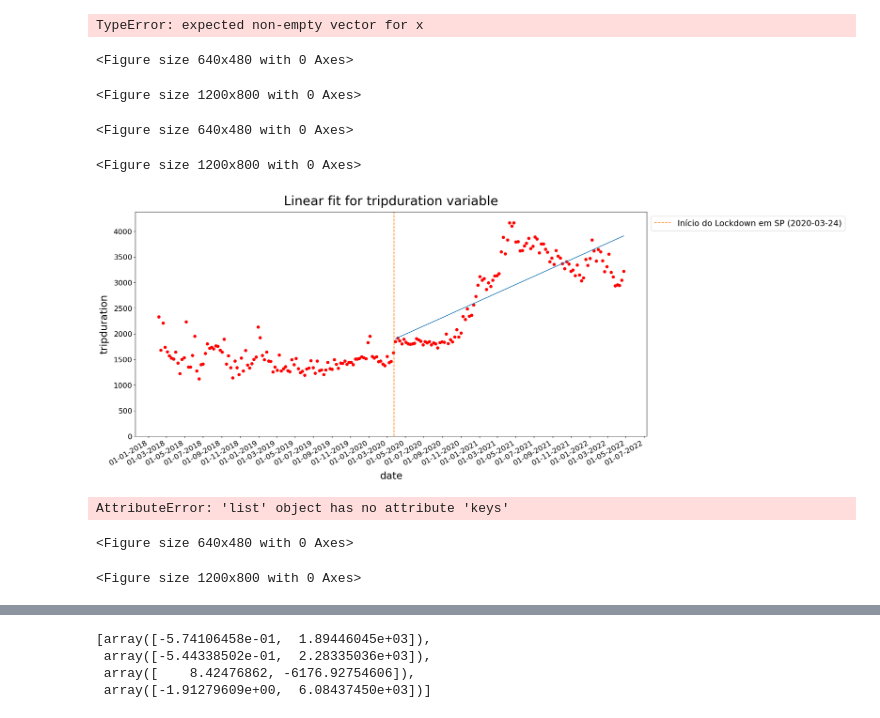
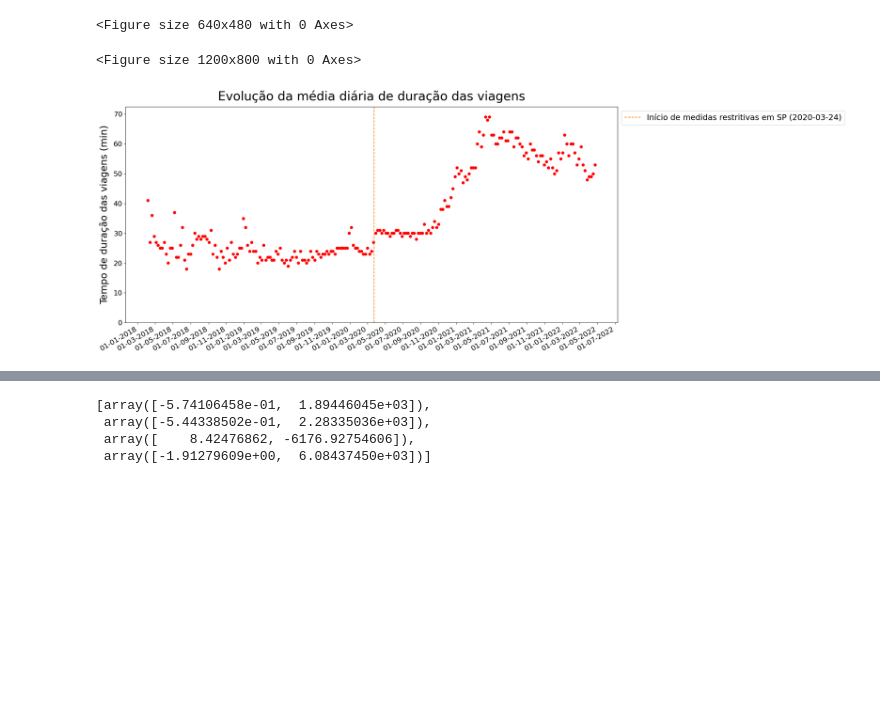
Before and after one commit to anayflima/bss-analysis, a Jupyter notebook: data_analysis/best_fit.ipynb, the cells around one changed output, grey strips where cells are left out. Cells and saved outputs as stored; diff of their text form; code cells hidden in the pictures; blank space fills up the shorter version.

```diff
--- a/data_analysis/best_fit.ipynb
+++ b/data_analysis/best_fit.ipynb
@@ -44,32 +60,13 @@ coeffs
 # %%
-variable = 'number_of_trips'
-break_dates = {
-                '2018-02-01': 'Início dos dados',
-                '2020-03-24' : 'Início do Lockdown em SP'}
+variable = 'tripduration_min'
+variable_label = 'Tempo de duração das viagens (min)'
+break_dates = {'2020-03-24' : 'Início de medidas restritivas em SP'}
 
-coeffs = bf.find_best_plot_fit(cwc.trips_and_covid, variable, break_dates = break_dates,
-                                        poly_degree = 1, save = False, analysis=False)
+coeffs = bf.find_best_plot_fit(cwc.trips_and_covid, variable, variable_label = variable_label,
+                                break_dates = break_dates,
+                                poly_degree = 1, save = True,
+                                title = "Evolução da média diária de duração das viagens", plot_lines = False)
 # %% [output]
-TypeError: expected non-empty vector for x
+<Figure size 640x480 with 0 Axes>
-<Figure size 640x480 with 0 Axes>
+<Figure size 1200x800 with 0 Axes>
-<Figure size 1200x800 with 0 Axes>
+[figure, added]
-# %%
-variable = 'tripduration'
-break_dates = { '2020-03-24' : 'Início do Lockdown em SP'}
-
-coeffs = bf.find_best_plot_fit(cwc.trips_and_covid, variable, break_dates = break_dates,
-                                        poly_degree = 1, save = False)
-# %% [output]
-<Figure size 640x480 with 0 Axes>
-<Figure size 1200x800 with 0 Axes>
-[figure, removed]
-# %%
-variable = 'tripduration'
-break_dates = ['2020-03-24', '2020-08-01','2021-04-01']
-
-coeffs = bf.find_best_plot_fit(cwc.trips_and_covid, variable, break_dates = break_dates,
-                                        poly_degree = 1, save = False)
-# %% [output]
-AttributeError: 'list' object has no attribute 'keys'
-<Figure size 640x480 with 0 Axes>
-<Figure size 1200x800 with 0 Axes>
```
Also changed, not shown: parts of 14 cells of this notebook, 5 other files.
